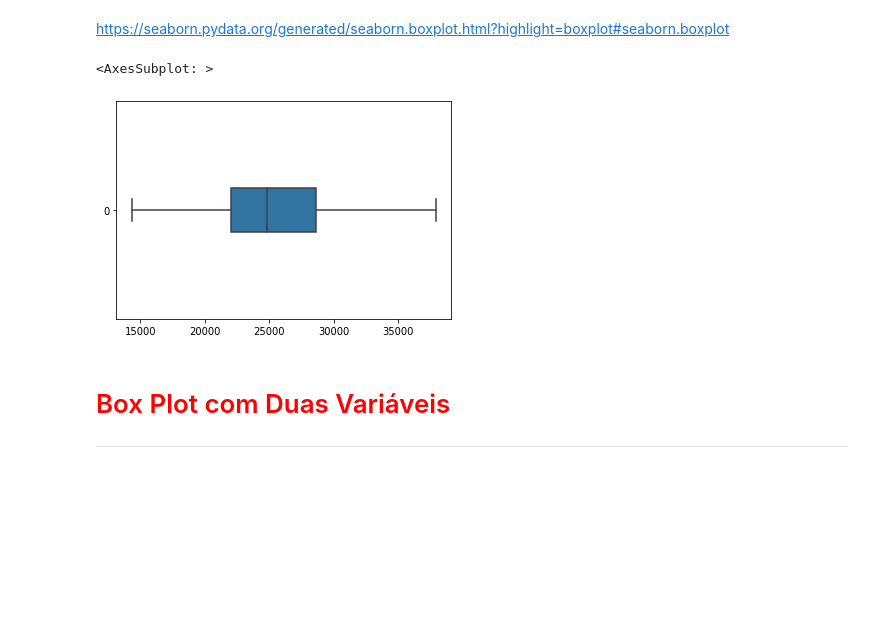
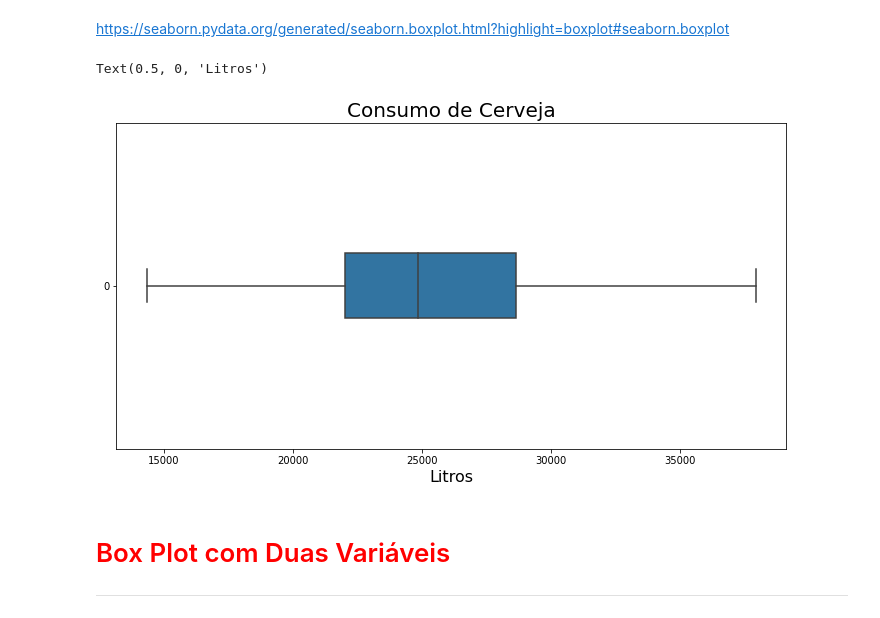
Before and after one commit to fcardosoo/13-Regress-o-linear-testando-rela-es-e-prevendo-resultados, a Jupyter notebook: Projeto/Regressão Linear.ipynb, the cells around one changed output. Saved outputs shown, nothing was run; the diff lists cells and outputs as text; code cells hidden in the pictures; blank space fills up the shorter version.

```diff
--- a/Projeto/Regressão Linear.ipynb
+++ b/Projeto/Regressão Linear.ipynb
@@ -135,10 +135,12 @@ import seaborn as sns
 https://seaborn.pydata.org/generated/seaborn.boxplot.html?highlight=boxplot#seaborn.boxplot
 # %%
 ax = sns.boxplot(data=dados['consumo'], orient='h', width=0.2)
-ax.figure
+ax.figure.set_size_inches(12, 6)
+ax.set_title('Consumo de Cerveja', fontsize=20)
+ax.set_xlabel('Litros', fontsize=16)
 # %% [output]
-<AxesSubplot: >
+Text(0.5, 0, 'Litros')
-[figure, old version]
+[figure, new version]
 # %% [markdown]
 # <font color='red' style='font-size: 30px;'>Box Plot com Duas Variáveis</font>
 <hr style='border: 2px solid red;'>
```
